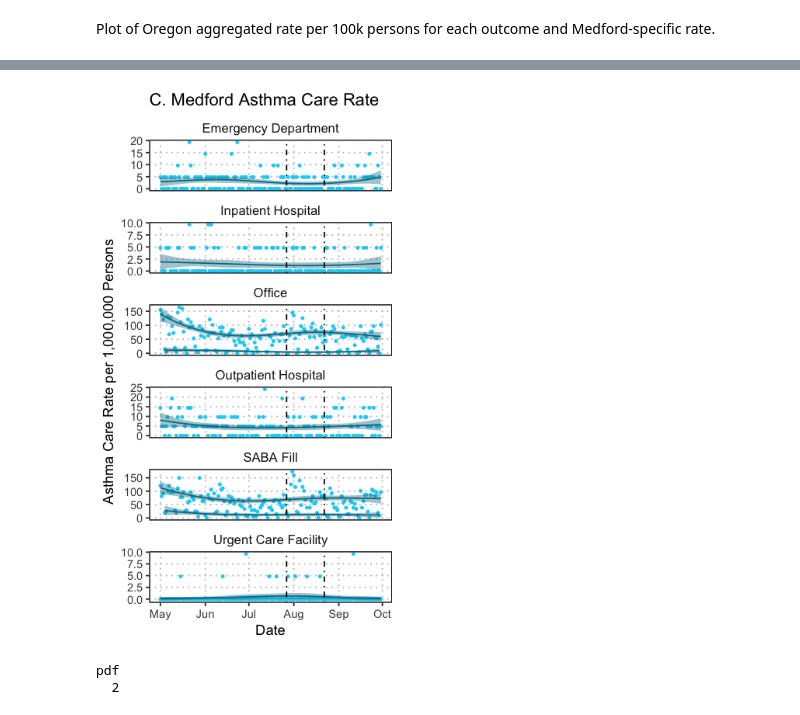
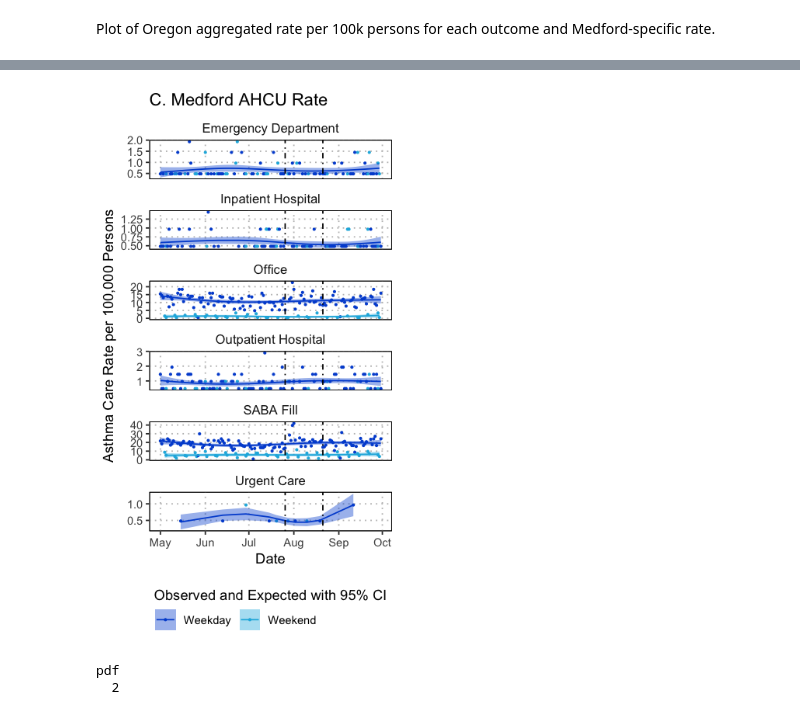
Before and after one commit to RyanGan/oregon_wildfire, a Jupyter notebook: r_scripts/analysis/msa_daily_smoke_analysis.ipynb, the cells around one changed output, grey strips where cells are left out. Cells and saved outputs as stored; diff of their text form; code cells hidden in the pictures.

```diff
--- a/r_scripts/analysis/msa_daily_smoke_analysis.ipynb
+++ b/r_scripts/analysis/msa_daily_smoke_analysis.ipynb
@@ -44,4 +53,6 @@ Subset to one outcome to plot time series of PM<sub>2.5</sub>.
 # %%
 smk_ts <- asthma_msa_ts %>%
     filter(service_place == 'Office') %>%
-    select(-service_place, -n_events, -pop)
+    select(-service_place, -n_events, -pop) %>%
+    arrange(metroarea, date) %>%
+    mutate(pm_type = 'GWR PM')
@@ -194,11 +246,11 @@ asthma_oregon_plot
 medford <- asthma_msa_ts %>%
     # filter out ambulance visits
     filter(metroarea == 'Medford') %>%
-    filter(service_place != 'Ambulance-Land') %>%
+    filter(service_place != 'Ambulance') %>%
     # calculate rates
     mutate(rate = n_events/pop,
-           rate_1mil = rate*1000000) %>%
-    dplyr::select(date, service_place, n_events, pop, rate, rate_1mil, day, weekend) %>%
+           rate_100k = rate*100000) %>%
+    dplyr::select(date, service_place, n_events, pop, rate, rate_100k, day, weekend) %>%
     arrange(service_place, date)
 # %%
 # spline fits
@@ -222,44 +274,59 @@ medford_estimates <- medford %>%
 
 # bind cols to oregon aggregate
 medford_asthma_rates <- bind_cols(medford, medford_estimates) %>%
-    mutate(pred_rate = (pred_n/pop)*1000000,
-           se_rate = (se/pop)*1000000,
-           weekend = ifelse(service_place %in% c('SABA Fill', 'Office'), weekend, 0))
+    mutate(pred_rate = (pred_n/pop)*100000,
+           se_rate = (se/pop)*100000,
+           weekend_pred = ifelse(service_place %in% c('SABA Fill', 'Office'), weekend, 0))
 # %%
 # set plot options
 options(repr.plot.width = 3.25, repr.plot.height = 6)
 
 # plot of pm by msa
-med_oregon_plot <- ggplot(data = medford_asthma_rates, aes(x=date, y=rate_1mil)) +
-    geom_point(color = '#0ed2f7', size = 0.75) +
-    geom_line(aes(x=date, y=pred_rate, group = weekend), color = '#007991') +
-    geom_ribbon(aes(ymin = (pred_rate - 1.96*se_rate),
+med_oregon_plot <- ggplot() +
+    # observed
+    geom_point(data = medford_asthma_rates,
+               aes(x=date, y=rate_100k, group = weekend, color=as.factor(weekend)),
+               size = 0.5) +
+    # expected
+    geom_line(data = medford_asthma_rates,
+              aes(x = date, y = pred_rate, group = weekend_pred, color = as.factor(weekend_pred))) + #, color='#da22ff') +
+    geom_ribbon(data = medford_asthma_rates,
+                aes(x = date,
+                    ymin = (pred_rate - 1.96*se_rate),
                     ymax = (pred_rate + 1.96*se_rate),
-                    group = weekend),
-                    fill = '#007991', alpha = 0.4) +
+                    group = weekend_pred, fill = as.factor(weekend_pred)), alpha = 0.4) +
+    scale_color_manual(name = 'Observed and Expected with 95% CI',
+                       labels = c('Weekday', 'Weekend'),
+                       values = c('#0052D4', '#1cb5e0'),
+                       guide = guide_legend(title.position = 'top')) +
+    scale_fill_manual(name = 'Observed and Expected with 95% CI',
+                      labels = c('Weekday', 'Weekend'),
+                      values = c('#0052D4', '#1cb5e0')) +
     # facet by metro area
     facet_wrap(~service_place, scales = 'free_y', ncol=1) +
     # verticle line for smoke impacted period
-    geom_vline(data = smk_ts, aes(xintercept=as.numeric(date[88])), linetype = 'dotdash') +
-    geom_vline(data = smk_ts, aes(xintercept=as.numeric(date[114])), linetype = 'dotdash') +
+    geom_vline(data = smk_ts, aes(xintercept=as.numeric(date[79])), linetype = 'dotdash') +
+    geom_vline(data = smk_ts, aes(xintercept=as.numeric(date[99])), linetype = 'dotdash') +
     # y label
-    ylab('Asthma Care Rate per 1,000,000 Persons') +
+    ylab('Asthma Care Rate per 100,000 Persons') +
     # x label
     xlab("Date") +
-    ggtitle('C. Medford Asthma Care Rate') +
+    ggtitle('C. Medford AHCU Rate') +
     theme(panel.background = element_rect(fill = 'white', colour = 'black'),
         panel.grid.major = element_line(color = 'grey', linetype = 'dotted',
                                         size = 0.5),
         panel.grid.minor = element_blank(),
         # strip element
         strip.background = element_rect(colour=NA, fill=NA),
         panel.border = element_rect(fill = NA, color = "black"),
         # facet text size
         strip.text = element_text(size = 10),
-        axis.title.y = element_text(angle = 90))
+        axis.title.y = element_text(angle = 90),
+        legend.position = 'bottom',
+        legend.key = element_rect(fill = NA, colour = NA, size = 0.25))
 
 med_oregon_plot
 # %% [output]
-[figure, old version]
+[figure, new version]
 # %%
 # final plot
```
Also changed, not shown: parts of 19 cells of this notebook, 3 other files.
